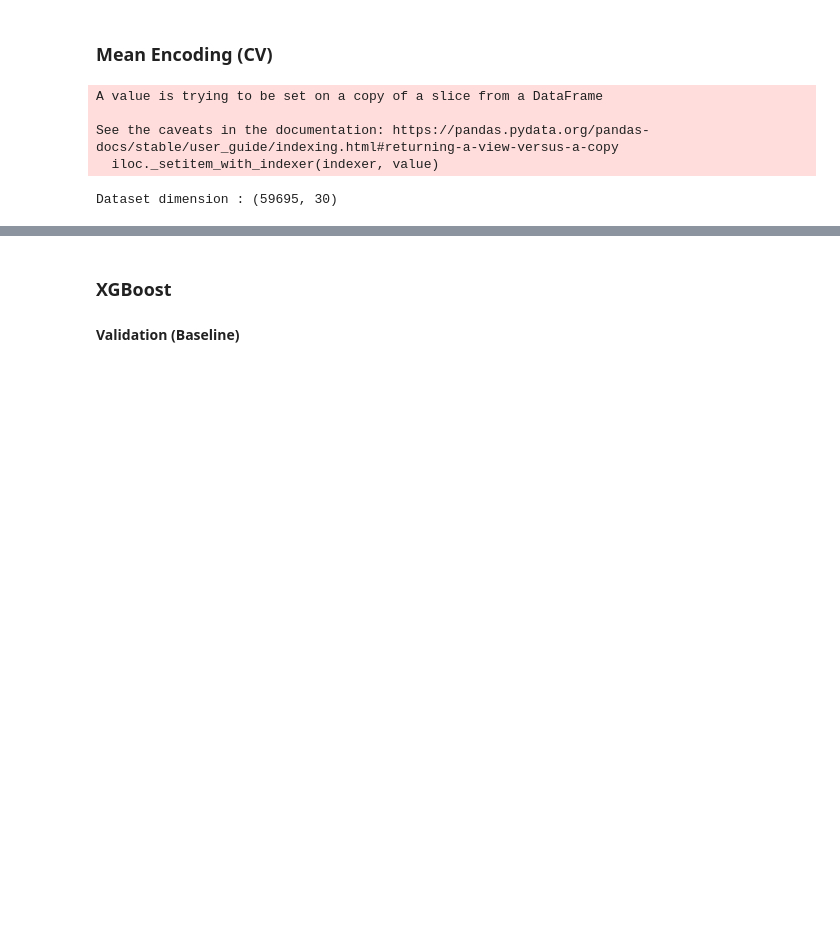
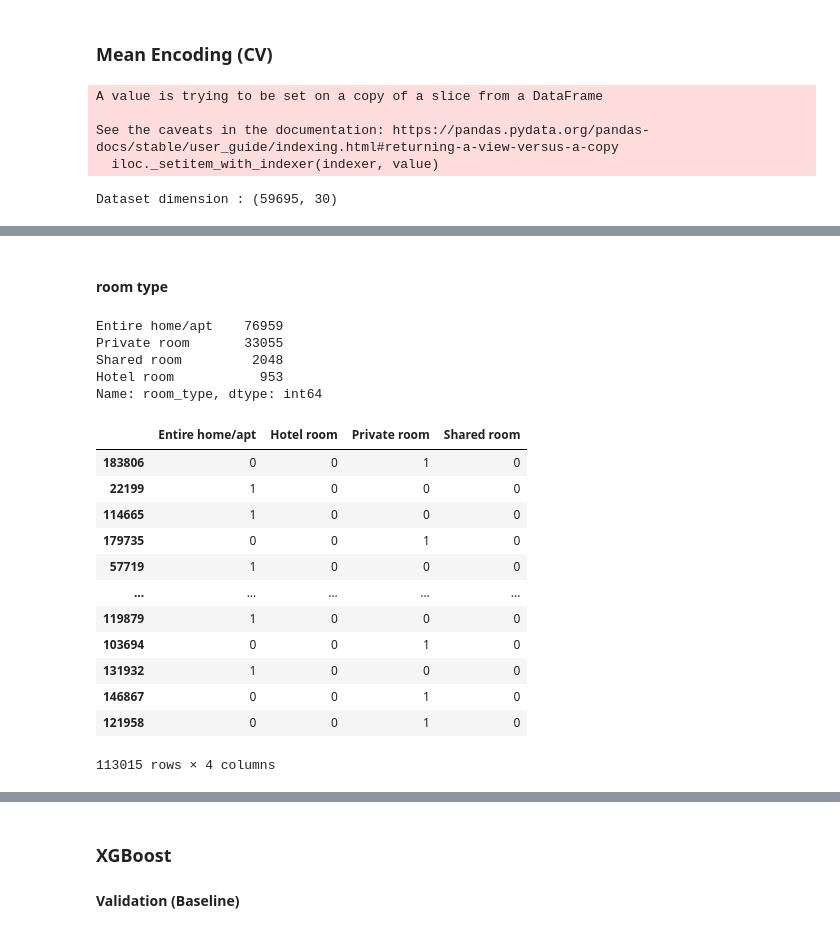
Before and after one commit to rindanh/Latihan-NDSC, a Jupyter notebook: airbnb/Latihan_H_4.ipynb, the cells around one changed output, grey strips where cells are left out. Saved outputs shown, nothing was run; the diff lists cells and outputs as text; code cells hidden in the pictures; blank space fills up the shorter version.

```diff
--- a/airbnb/Latihan_H_4.ipynb
+++ b/airbnb/Latihan_H_4.ipynb
@@ -360,0 +376,2 @@ Dataset dimension : (59695, 30)
+# %% [markdown]
+#### room type
@@ -360,0 +380,25 @@ Dataset dimension : (59695, 30)
+# %%
+X_train['room_type'].value_counts()
+# %% [output]
+Entire home/apt    76959
+Private room       33055
+Shared room         2048
+Hotel room           953
+Name: room_type, dtype: int64
+# %%
+X_roomtype = pd.get_dummies(X_roomtype, prefix='', prefix_sep='')
+X_roomtype
+# %% [output]
+|  | Entire home/apt | Hotel room | Private room | Shared room |
+| 183806 | 0 | 0 | 1 | 0 |
+| 22199 | 1 | 0 | 0 | 0 |
+| 114665 | 1 | 0 | 0 | 0 |
+| 179735 | 0 | 0 | 1 | 0 |
+| 57719 | 1 | 0 | 0 | 0 |
+| ... | ... | ... | ... | ... |
+| 119879 | 1 | 0 | 0 | 0 |
+| 103694 | 0 | 0 | 1 | 0 |
+| 131932 | 1 | 0 | 0 | 0 |
+| 146867 | 0 | 0 | 1 | 0 |
+| 121958 | 0 | 0 | 1 | 0 |
+113015 rows × 4 columns
```
Also changed, not shown: parts of 16 cells of this notebook.
